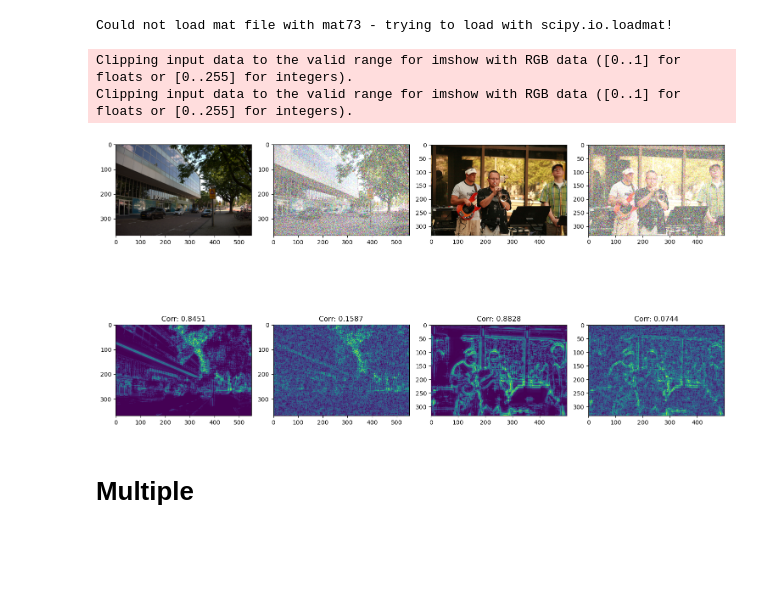
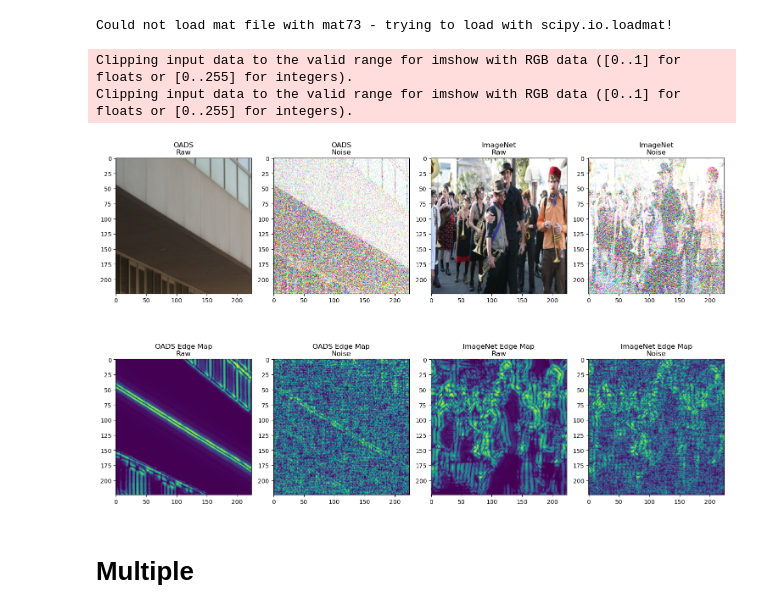
Before and after one commit to niklas-mueller/oads_access, a Jupyter notebook: notebooks/resolution_impactt_on_edge_map.ipynb, the cells around one changed output. Saved outputs shown, nothing was run; the diff lists cells and outputs as text; code cells hidden in the pictures; blank space fills up the shorter version.

```diff
--- a/notebooks/resolution_impactt_on_edge_map.ipynb
+++ b/notebooks/resolution_impactt_on_edge_map.ipynb
@@ -95,12 +95,15 @@ train_dataloader_imagenet = DataLoader(
 # Example Image
 # %%
 oads_img, oads_label = oads.load_image(list(oads.image_names.keys())[0])
-oads_img = oads_img.reduce(10)
+# oads_img = oads_img.reduce(10)
+oads_img = oads_img.crop((5496//2,3672//2, 5496//2 + 500, 3672//2 + 333))
+oads_img = oads_img.resize((224, 224))
 # %%
 # imagenet_img = next(iter(train_dataloader_imagenet))[0]
 folder = os.listdir(os.path.join(imagenet_dir, 'val'))[0]
 imagenet_img_name = os.listdir(os.path.join(imagenet_dir, 'val', folder))[0]
 imagenet_img = Image.open(os.path.join(imagenet_dir, 'val', folder, imagenet_img_name))
+imagenet_img = imagenet_img.resize((224, 224))
 # %%
 fig, ax = plt.subplots(1,2, figsize=(10,5))
 
@@ -193,35 +196,44 @@ imagenet_edge_map = get_edge_maps(im=np.array(imagenet_img), cache=False, file_n
 # %%
 fig, ax = plt.subplots(2,4, figsize=(15,10))
 
 ax[0, 0].imshow(oads_img)
 ax[0, 1].imshow(oads_noise_img)
 ax[0, 2].imshow(imagenet_img)
 ax[0, 3].imshow(imagenet_noise_img)
 
 ax[1, 0].imshow(oads_edge_map[0])
 ax[1, 1].imshow(oads_noise_edge_map[0])
 ax[1, 2].imshow(imagenet_edge_map[0])
 ax[1, 3].imshow(imagenet_noise_edge_map[0])
 
 # Correlation
 # OADS
 oads_corr = np.corrcoef(np.array(oads_img)[:,:,0], oads_edge_map[0])[0,1]
 oads_corr_noise = np.corrcoef(np.array(oads_noise_img)[:,:,0], oads_noise_edge_map[0])[0,1]
 
 imagenet_corr = np.corrcoef(np.array(imagenet_img)[:,:,0], imagenet_edge_map[0])[0,1]
 imagenet_corr_noise = np.corrcoef(np.array(imagenet_noise_img)[:,:,0], imagenet_noise_edge_map[0])[0,1]
 
-ax[1, 0].set_title(f'Corr: {oads_corr:.4f}')
-ax[1, 1].set_title(f'Corr: {oads_corr_noise:.4f}')
-ax[1, 2].set_title(f'Corr: {imagenet_corr:.4f}')
-ax[1, 3].set_title(f'Corr: {imagenet_corr_noise:.4f}')
+ax[0, 0].set_title('OADS\nRaw')
+ax[0, 1].set_title('OADS\nNoise')
+ax[0, 2].set_title('ImageNet\nRaw')
+ax[0, 3].set_title('ImageNet\nNoise')
+ax[1, 0].set_title('OADS Edge Map\nRaw')
+ax[1, 1].set_title('OADS Edge Map\nNoise')
+ax[1, 2].set_title('ImageNet Edge Map\nRaw')
+ax[1, 3].set_title('ImageNet Edge Map\nNoise')
+
+# ax[1, 0].set_title(f'Corr: {oads_corr:.4f}')
+# ax[1, 1].set_title(f'Corr: {oads_corr_noise:.4f}')
+# ax[1, 2].set_title(f'Corr: {imagenet_corr:.4f}')
+# ax[1, 3].set_title(f'Corr: {imagenet_corr_noise:.4f}')
 
 plt.tight_layout()
 plt.show()
 # %% [output]
 Clipping input data to the valid range for imshow with RGB data ([0..1] for floats or [0..255] for integers).
 Clipping input data to the valid range for imshow with RGB data ([0..1] for floats or [0..255] for integers).
-[figure, old version]
+[figure, new version]
 # %% [markdown]
 # Multiple
 # %%
```
Also changed, not shown: parts of 2 cells of this notebook, 5 other files.
